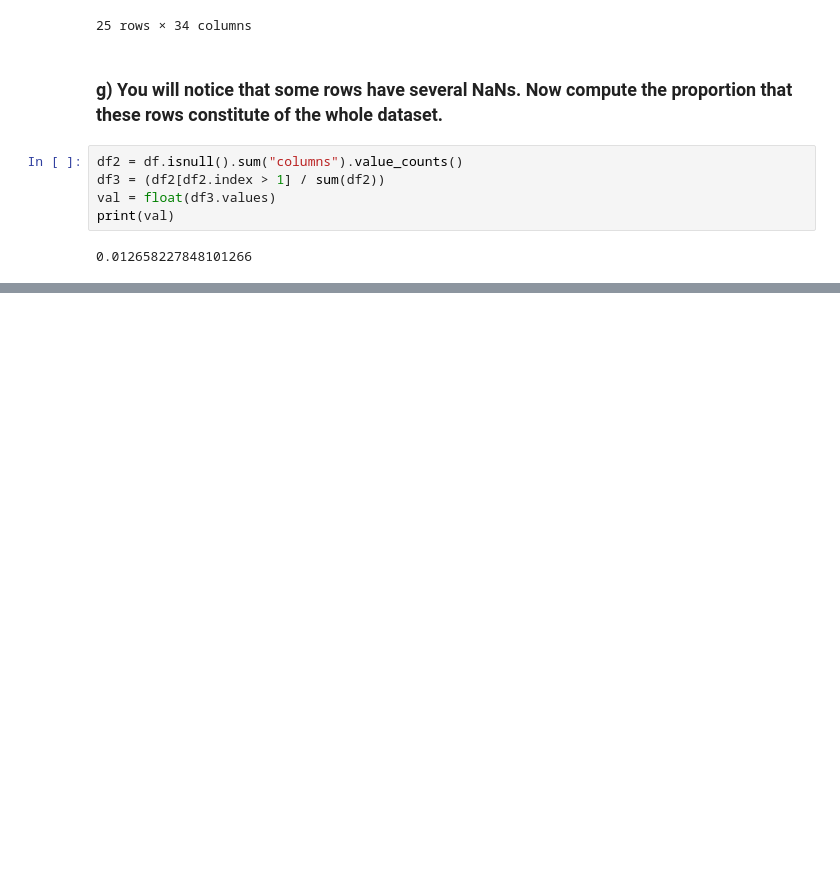
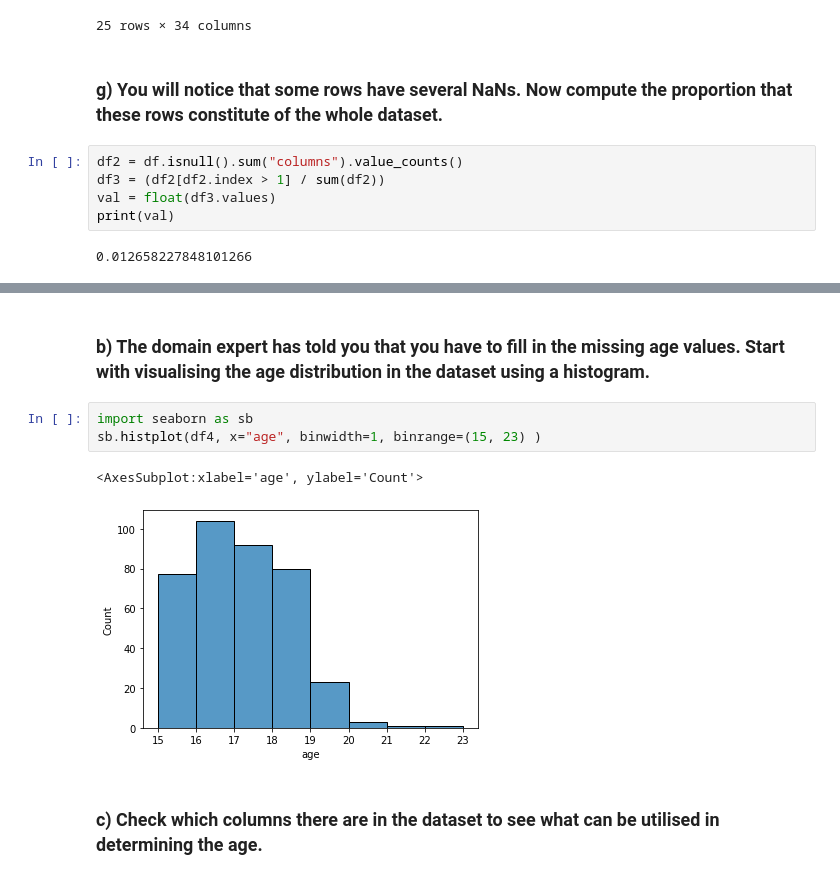
Before and after one commit to Erik-M-Larsson/Databehandling-Erik-Larsson, a Jupyter notebook: Exercises/E1.ipynb, the cells around one changed output, grey strips where cells are left out. Saved outputs shown, nothing was run; the diff lists cells and outputs as text; blank space fills up the shorter version.

```diff
--- a/Exercises/E1.ipynb
+++ b/Exercises/E1.ipynb
@@ -114,0 +142,10 @@ print(val)
+# %% [markdown]
+### b) The domain expert has told you that you have to fill in the missing age values. Start with visualising the age distribution in the dataset using a histogram.
+# %%
+import seaborn as sb
+sb.histplot(df4, x="age", binwidth=1, binrange=(15, 23) )
+# %% [output]
+<AxesSubplot:xlabel='age', ylabel='Count'>
+[figure, added]
+# %% [markdown]
+### c) Check which columns there are in the dataset to see what can be utilised in determining the age.
```
Also changed, not shown: parts of 14 cells of this notebook.
